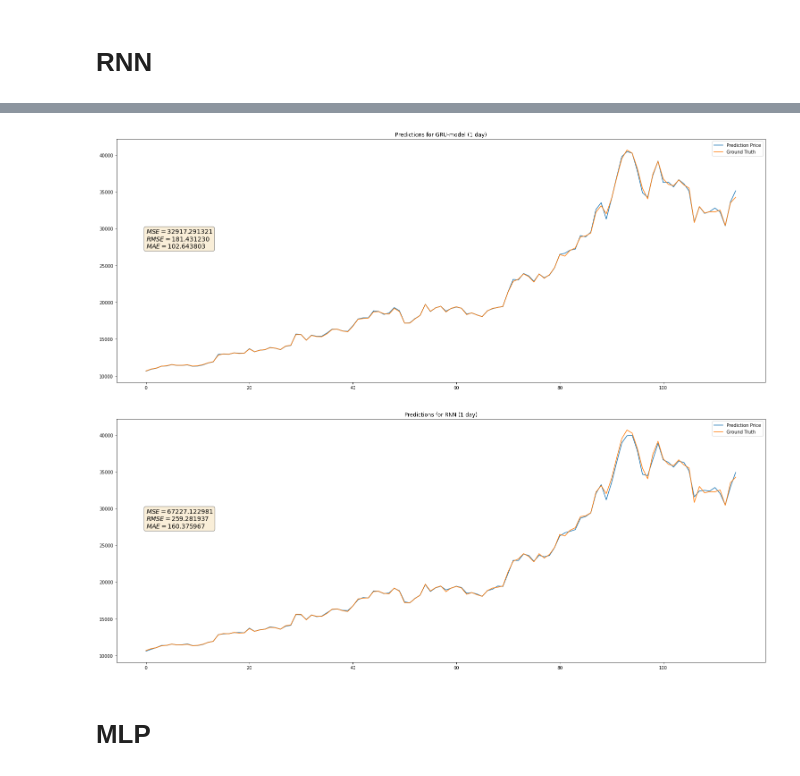
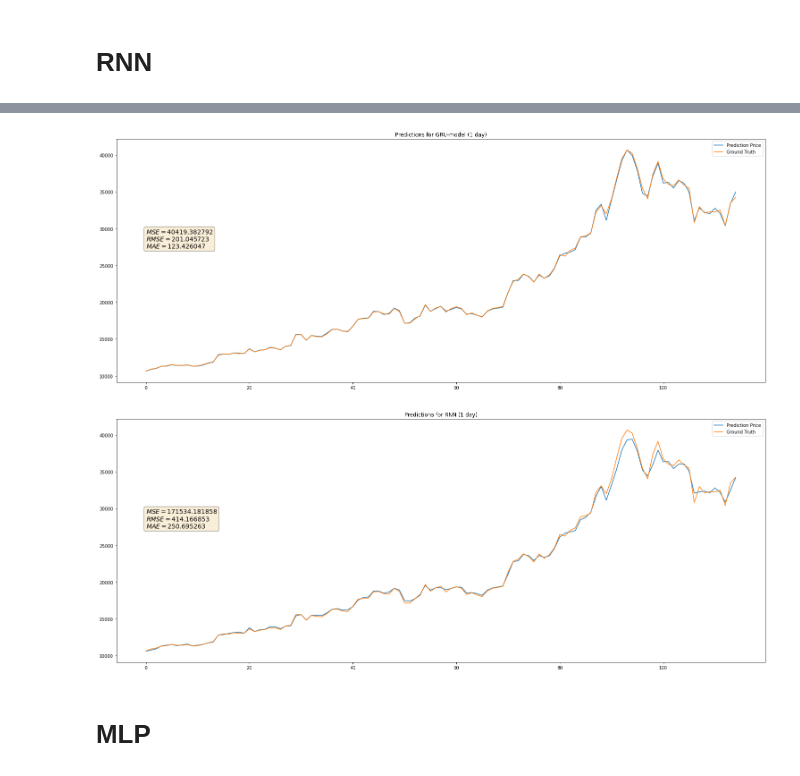
Before and after one commit to SegmentationErr/COMP5703_Capstone, a Jupyter notebook: Models/自己爬的twitter/GRU_RNN_1day.ipynb, the cells around one changed output, grey strips where cells are left out. Saved outputs shown, nothing was run; the diff lists cells and outputs as text; code cells hidden in the pictures.

```diff
--- a/Models/自己爬的twitter/GRU_RNN_1day.ipynb
+++ b/Models/自己爬的twitter/GRU_RNN_1day.ipynb
@@ -31,7 +31,7 @@ data.head()
 # data_features = data.drop(['price_close', 'MACD', 'SMA', 'OBV', 'RSI', 'MFI', 'vader_pos', 'vader_neg', 'vader_neu', 'vader_compound', 'pos_count', 'neg_count', 'neu_count'], axis=1)
 
 '''Price Data + Technical Indicator:'''
-data_features = data.drop(['price_close', 'vader_pos', 'vader_neg', 'vader_neu', 'vader_compound', 'pos_count', 'neg_count', 'neu_count'], axis=1)
+# data_features = data.drop(['price_close', 'vader_pos', 'vader_neg', 'vader_neu', 'vader_compound', 'pos_count', 'neg_count', 'neu_count'], axis=1)
 
 '''Price Data + Sentiment Indicator:'''
 # data_features = data.drop(['price_close', 'MACD', 'SMA', 'OBV', 'RSI', 'MFI', 'pos_count', 'neg_count', 'neu_count'], axis=1)
@@ -41,6 +41,9 @@ data_features = data.drop(['price_close', 'vader_pos', 'vader_neg', 'vader_neu',
 
 '''Price Data + Technical Indicator in 30 MIN data:'''
 # data_features = data.drop(['price_close', 'vader_pos', 'vader_neg', 'vader_neu', 'vader_compound', 'pos_count', 'neg_count', 'neu_count', 'pos_keywords_occur', 'neg_keywords_occur'], axis=1)
+
+'''Price Data + Selected Features'''
+data_features = data.drop(['price_close', 'MFI', 'vader_compound',	'pos_count', 'neg_count', 'neu_count'], axis=1)
 
 data_labels = data['price_close']
 
@@ -97,13 +109,13 @@ RNNs = [
 # %%
-# for i, model in enumerate(GRUs):
-#     model.compile(loss='mean_squared_error',
-#                   optimizer=keras.optimizers.Adam(lr=0.001, beta_1=0.9, beta_2=0.999, epsilon=1e-08, decay=0.00005),
-#                   metrics=[keras.metrics.RootMeanSquaredError()]
-#                   )
-#     history = model.fit(X_train_GRU, y_train_GRU,
-#                         epochs=30,
-#                         batch_size=4,
-#                         validation_data=(X_train2_GRU, y_train2_GRU),
-#                         callbacks=[keras.callbacks.ModelCheckpoint('gru-1day-'+str(i)+'.h5', verbose=1, monitor='val_root_mean_squared_error',save_best_only=True, mode='auto')],
-#                         shuffle=True
-#                         )
+for i, model in enumerate(GRUs):
+    model.compile(loss='mean_squared_error',
+                  optimizer=keras.optimizers.Adam(lr=0.001, beta_1=0.9, beta_2=0.999, epsilon=1e-08, decay=0.00005),
+                  metrics=[keras.metrics.RootMeanSquaredError()]
+                  )
+    history = model.fit(X_train, y_train,
+                        epochs=30,
+                        batch_size=4,
+                        validation_data=(X_train2, y_train2),
+                        callbacks=[keras.callbacks.ModelCheckpoint('gru-1day-'+str(i)+'.h5', verbose=1, monitor='val_root_mean_squared_error',save_best_only=True, mode='auto')],
+                        shuffle=True
+                        )
@@ -113,10 +146,10 @@ for i, model in enumerate(RNNs):
                   optimizer=keras.optimizers.Adam(lr=0.001, beta_1=0.9, beta_2=0.999, epsilon=1e-08, decay=0.00005),
                   metrics=[keras.metrics.RootMeanSquaredError()]
                   )
-    history = model.fit(X_train_LSTM, y_train_LSTM,
+    history = model.fit(X_train, y_train,
                         epochs=30,
                         batch_size=4,
-                        validation_data=(X_train2_LSTM, y_train2_LSTM),
+                        validation_data=(X_train2, y_train2),
                         callbacks=[keras.callbacks.ModelCheckpoint('rnn-1day-'+str(i)+'.h5', verbose=1, monitor='val_root_mean_squared_error',save_best_only=True, mode='auto')],
                         shuffle=True
                         )
@@ -141,12 +174,12 @@ Epoch 00030: val_root_mean_squared_error did not improve from 0.00226
 # %%
 GRU = [tf.keras.models.load_model('gru-1day-'+str(i)+'.h5') for i in range(nGRU)]
 RNN = [tf.keras.models.load_model('rnn-1day-'+str(i)+'.h5') for i in range(nRNN)]
-pred_GRU = [model.predict(X_test_GRU) for model in GRU]
-pred_RNN = [model.predict(X_test_GRU) for model in RNN]
+pred_GRU = [model.predict(X_test) for model in GRU]
+pred_RNN = [model.predict(X_test) for model in RNN]
 # %%
 prediction = np.mean(np.array(pred_GRU), axis=0)
 pred_prices = scaler_label.inverse_transform(prediction)
-true_prices = scaler_label.inverse_transform(y_test_GRU.reshape(-1,1))
+true_prices = scaler_label.inverse_transform(y_test.reshape(-1,1))
 
 mse = mean_squared_error(pred_prices, true_prices)
 rmse = mean_squared_error(pred_prices, true_prices, squared=False)
@@ -172,33 +205,33 @@ plt.text(0, 30000, metrics, fontsize=14,
 plt.show()
 
 
 prediction = np.mean(np.array(pred_RNN), axis=0)
 pred_prices = scaler_label.inverse_transform(prediction)
-true_prices = scaler_label.inverse_transform(y_test_LSTM.reshape(-1,1))
+true_prices = scaler_label.inverse_transform(y_test.reshape(-1,1))
 
 mse = mean_squared_error(pred_prices, true_prices)
 rmse = mean_squared_error(pred_prices, true_prices, squared=False)
 mae = mean_absolute_error(pred_prices, true_prices)
 
 metrics = '\n'.join((
     '$MSE=%f$' % (mse),
     '$RMSE=%f$' % (rmse),
     '$MAE=%f$' % (mae)
 ))
 
 plt.figure(figsize=(26, 10))
 plt.plot(pred_prices, label='Prediction Price')
 plt.plot(true_prices, label='Ground Truth')
 plt.legend()
 plt.title('Predictions for RNN (1 day)')
 
 props = dict(boxstyle='round', facecolor='wheat', alpha=0.5)
 plt.text(0, 30000, metrics, fontsize=14,
         verticalalignment='top', bbox=props)
 
 # plt.savefig('no_senti.png', dpi=500)
 plt.show()
 # %% [output]
 [figure]
-[figure, old version]
+[figure, new version]
 # %%
```
Also changed, not shown: parts of 10 cells of this notebook.
